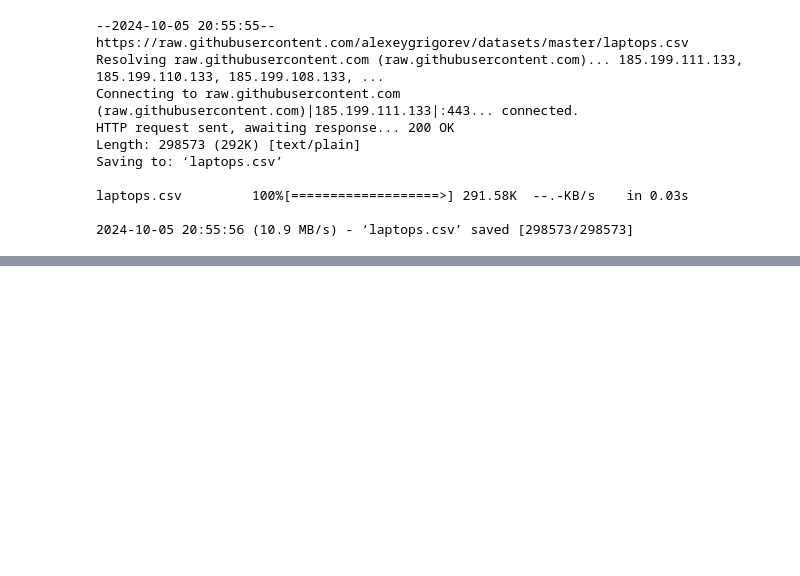
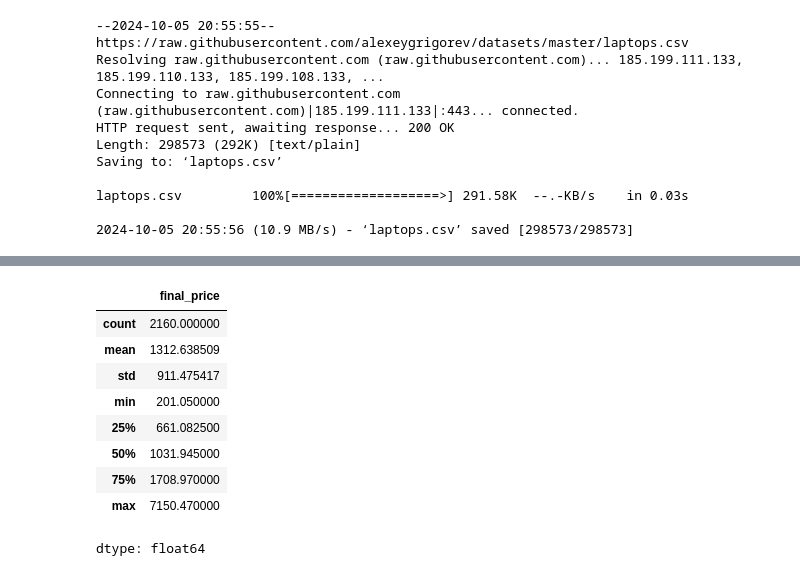
Before and after one commit to Timoyaj/DatatalkClub_ML_tasks, a Jupyter notebook: Assigment_2_regression.ipynb, the cells around one changed output, grey strips where cells are left out. Saved outputs shown, nothing was run; the diff lists cells and outputs as text; code cells hidden in the pictures; blank space fills up the shorter version.

```diff
--- a/Assigment_2_regression.ipynb
+++ b/Assigment_2_regression.ipynb
@@ -30,0 +42,13 @@ df.columns = df.columns.str.lower().str.replace(' ', '_')
+# %%
+df.final_price.describe()
+# %% [output]
+|  | final_price |
+| count | 2160.000000 |
+| mean | 1312.638509 |
+| std | 911.475417 |
+| min | 201.050000 |
+| 25% | 661.082500 |
+| 50% | 1031.945000 |
+| 75% | 1708.970000 |
+| max | 7150.470000 |
+dtype: float64
```
Also changed, not shown: parts of 14 cells of this notebook.
